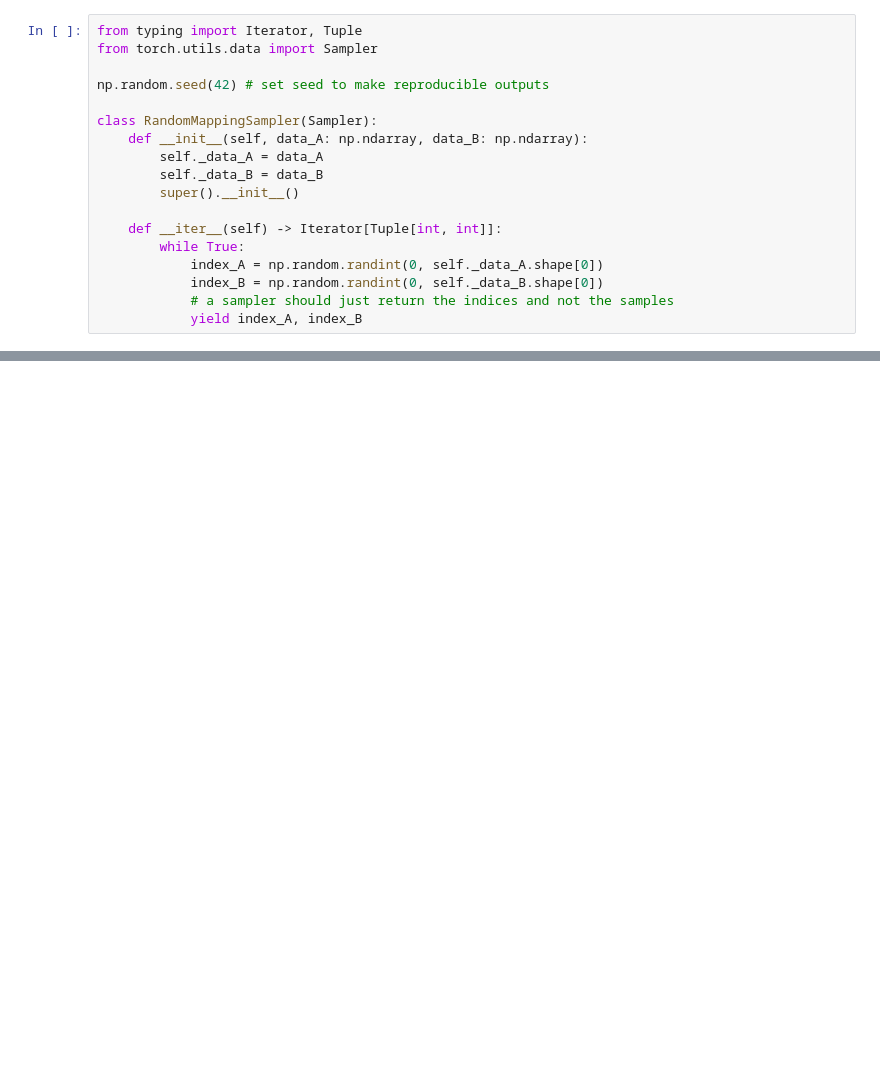
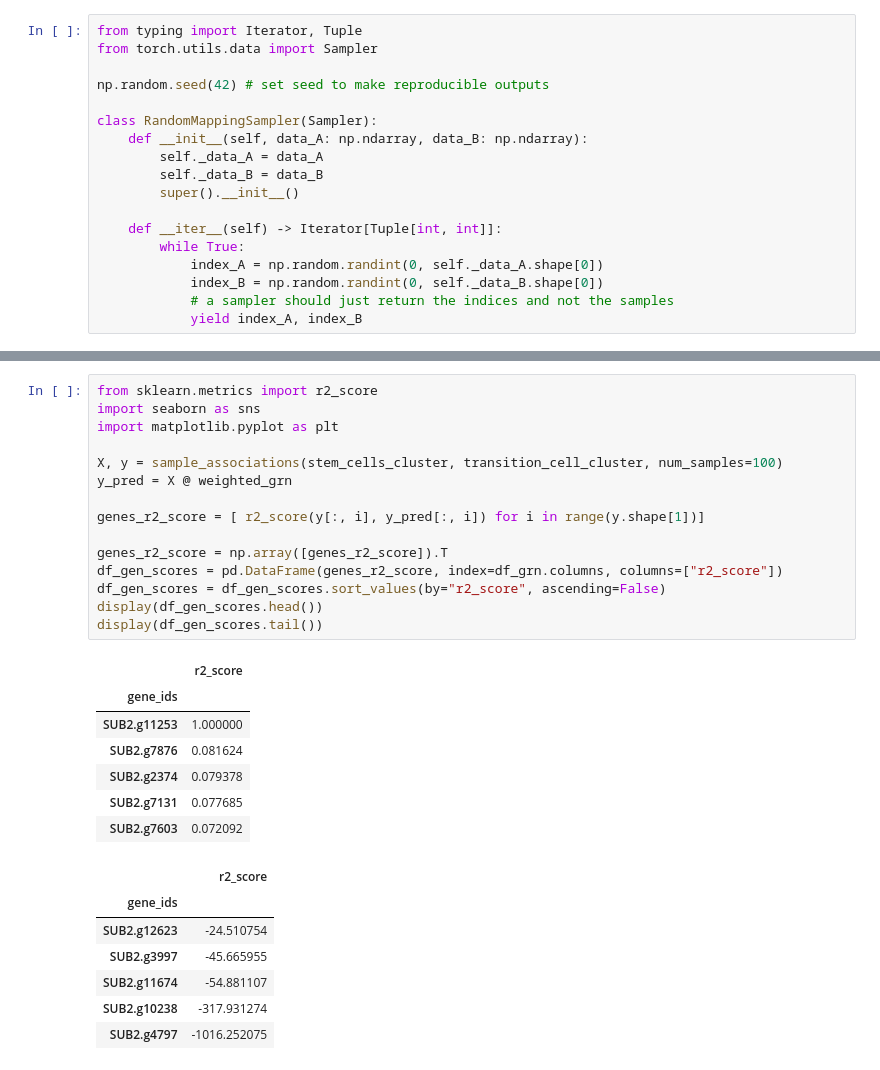
Before and after one commit to DavidWild02/BachelorThesis-ML-Gene-Interactions, a Jupyter notebook: GRNbetweenCellTypes.ipynb, the cells around one changed output, grey strips where cells are left out. Drawn from its saved outputs; the diff is of its cells as text; blank space fills up the shorter version.

```diff
--- a/GRNbetweenCellTypes.ipynb
+++ b/GRNbetweenCellTypes.ipynb
@@ -200,0 +195,30 @@ PredictionErrorDisplay.from_predictions(y, y_pred, kind='residual_vs_predicted')
+# %%
+from sklearn.metrics import r2_score
+import seaborn as sns
+import matplotlib.pyplot as plt
+
+X, y = sample_associations(stem_cells_cluster, transition_cell_cluster, num_samples=100)
+y_pred = X @ weighted_grn
+
+genes_r2_score = [ r2_score(y[:, i], y_pred[:, i]) for i in range(y.shape[1])]
+
+genes_r2_score = np.array([genes_r2_score]).T
+df_gen_scores = pd.DataFrame(genes_r2_score, index=df_grn.columns, columns=["r2_score"])
+df_gen_scores = df_gen_scores.sort_values(by="r2_score", ascending=False)
+display(df_gen_scores.head())
+display(df_gen_scores.tail())
+# %% [output]
+|  | r2_score |
+| gene_ids |  |
+| SUB2.g11253 | 1.000000 |
+| SUB2.g7876 | 0.081624 |
+| SUB2.g2374 | 0.079378 |
+| SUB2.g7131 | 0.077685 |
+| SUB2.g7603 | 0.072092 |
+|  | r2_score |
+| gene_ids |  |
+| SUB2.g12623 | -24.510754 |
+| SUB2.g3997 | -45.665955 |
+| SUB2.g11674 | -54.881107 |
+| SUB2.g10238 | -317.931274 |
+| SUB2.g4797 | -1016.252075 |
```
Also changed, not shown: parts of 8 cells of this notebook.
